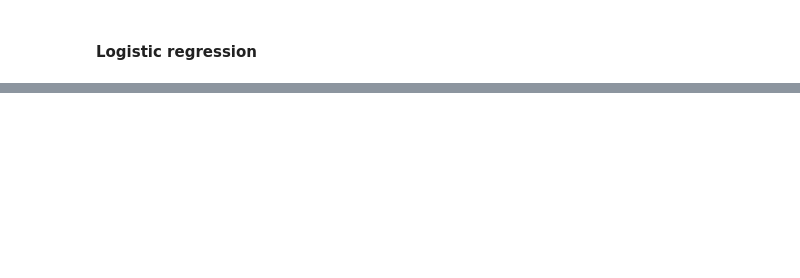
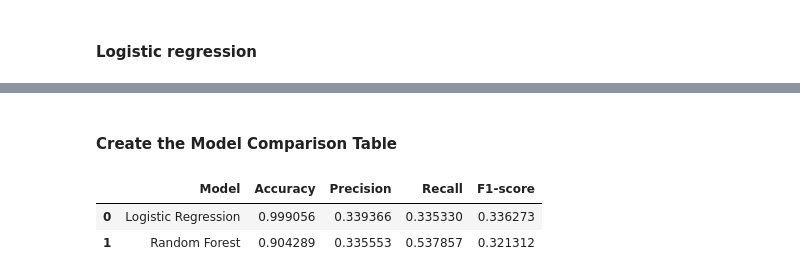
Before and after one commit to Yvesangwa/DAAI_projects, a Jupyter notebook: Project_3_ML_for_Predicting_Trading_Signals/Predicting_Trading_Signal.ipynb, the cells around one changed output, grey strips where cells are left out. Saved outputs shown, nothing was run; the diff lists cells and outputs as text; code cells hidden in the pictures; blank space fills up the shorter version.

Commit message:
Building, training and evaluating the models

```diff
--- a/Project_3_ML_for_Predicting_Trading_Signals/Predicting_Trading_Signal.ipynb
+++ b/Project_3_ML_for_Predicting_Trading_Signals/Predicting_Trading_Signal.ipynb
@@ -455,6 +459,12 @@ X_train_scaled = pd.DataFrame(
     X_train_scaled,
     columns=X_train.columns,
     index=X_train.index)
+# %%
+# Convert scaled test data to DataFrame
+X_test_scaled = pd.DataFrame(
+    X_test_scaled,
+    columns=X_test.columns,
+    index=X_test.index)
 # %%
 # Combine training features and target
 
@@ -515,0 +528,12 @@ y_pred_log = log_model.predict(X_test_scaled)
+# %%
+# Create the model
+rf_model = RandomForestClassifier(
+    n_estimators=100,
+    random_state=42,
+    n_jobs=-1)
+
+# Train the model
+rf_model.fit(X_train_sample, y_train_sample)
+
+# Predict the test data
+y_pred_rf = rf_model.predict(X_test_scaled)
@@ -515,0 +614,28 @@ y_pred_log = log_model.predict(X_test_scaled)
+# %% [markdown]
+#### **Create the Model Comparison Table**
+# %%
+results = pd.DataFrame({
+    "Model": ["Logistic Regression", "Random Forest"],
+    "Accuracy": [
+        accuracy_score(y_test, y_pred_log),
+        accuracy_score(y_test, y_pred_rf)
+    ],
+    "Precision": [
+        precision_score(y_test, y_pred_log, average="macro"),
+        precision_score(y_test, y_pred_rf, average="macro")
+    ],
+    "Recall": [
+        recall_score(y_test, y_pred_log, average="macro"),
+        recall_score(y_test, y_pred_rf, average="macro")
+    ],
+    "F1-score": [
+        f1_score(y_test, y_pred_log, average="macro"),
+        f1_score(y_test, y_pred_rf, average="macro")
+    ]
+})
+
+results
+# %% [output]
+|  | Model | Accuracy | Precision | Recall | F1-score |
+| 0 | Logistic Regression | 0.999056 | 0.339366 | 0.335330 | 0.336273 |
+| 1 | Random Forest | 0.904289 | 0.335553 | 0.537857 | 0.321312 |
```
Also changed, not shown: parts of 7 cells of this notebook.
